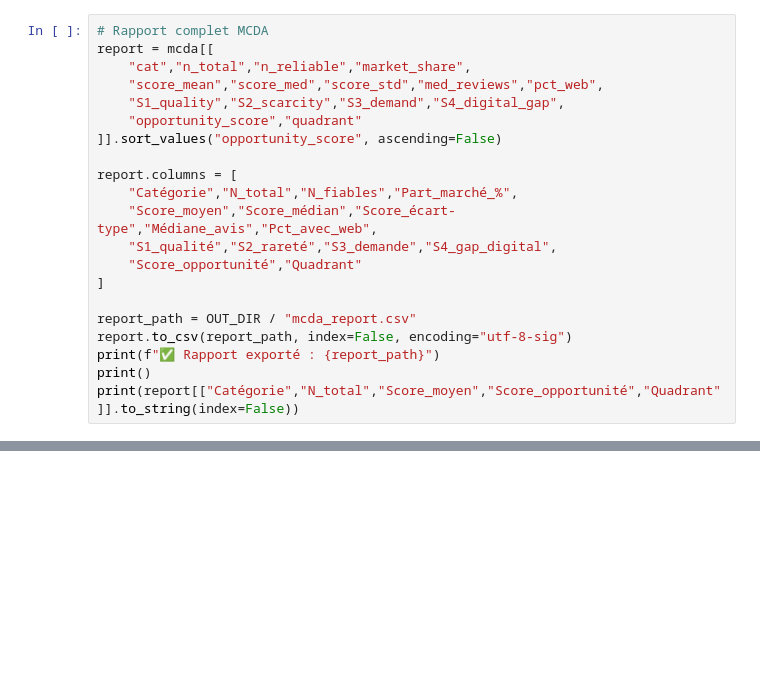
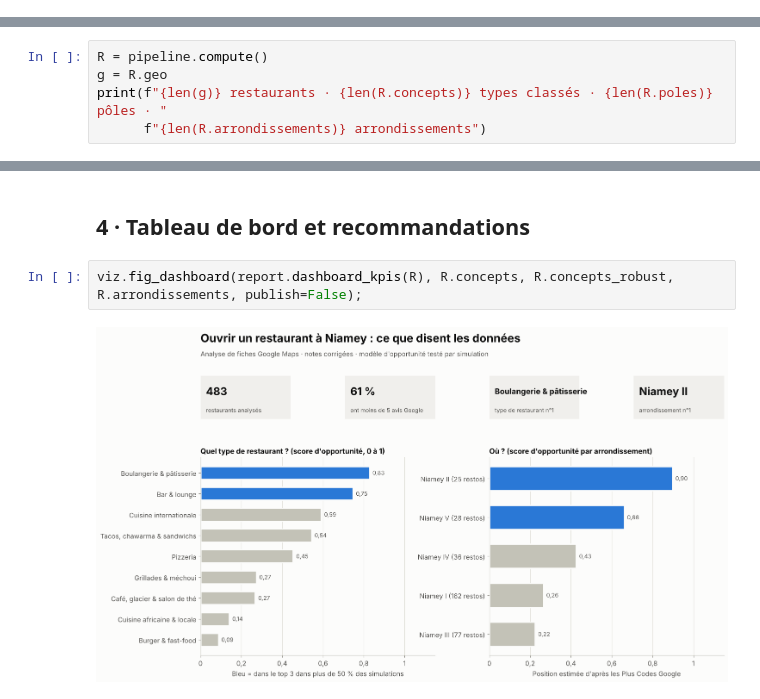
Before and after one commit to blakro/Niamey_restaurants_analysis, a Jupyter notebook: notebooks/04_market_gaps.ipynb, the cells around one changed output, grey strips where cells are left out. Saved outputs shown, nothing was run; the diff lists cells and outputs as text; blank space fills up the shorter version.

```diff
--- a/notebooks/04_market_gaps.ipynb
+++ b/notebooks/04_market_gaps.ipynb
@@ -634,21 +0,0 @@ savefig("06_portfolio_dashboard", dpi=180)
-# %%
-# Rapport complet MCDA
-report = mcda[[
-    "cat","n_total","n_reliable","market_share",
-    "score_mean","score_med","score_std","med_reviews","pct_web",
-    "S1_quality","S2_scarcity","S3_demand","S4_digital_gap",
-    "opportunity_score","quadrant"
-]].sort_values("opportunity_score", ascending=False)
-
-report.columns = [
-    "Catégorie","N_total","N_fiables","Part_marché_%",
-    "Score_moyen","Score_médian","Score_écart-type","Médiane_avis","Pct_avec_web",
-    "S1_qualité","S2_rareté","S3_demande","S4_gap_digital",
-    "Score_opportunité","Quadrant"
-]
-
-report_path = OUT_DIR / "mcda_report.csv"
-report.to_csv(report_path, index=False, encoding="utf-8-sig")
-print(f"✅ Rapport exporté : {report_path}")
-print()
-print(report[["Catégorie","N_total","Score_moyen","Score_opportunité","Quadrant"]].to_string(index=False))
@@ -817,0 +46,5 @@ _(markers · density heatm ...
+# %%
+R = pipeline.compute()
+g = R.geo
+print(f"{len(g)} restaurants · {len(R.concepts)} types classés · {len(R.poles)} pôles · "
+      f"{len(R.arrondissements)} arrondissements")
@@ -817,0 +187,6 @@ _(markers · density heatm ...
+# %% [markdown]
+## 4 · Tableau de bord et recommandations
+# %%
+viz.fig_dashboard(report.dashboard_kpis(R), R.concepts, R.concepts_robust, R.arrondissements, publish=False);
+# %% [output]
+[figure, added]
```
Also changed, not shown: parts of 46 cells of this notebook, 32 other files.
